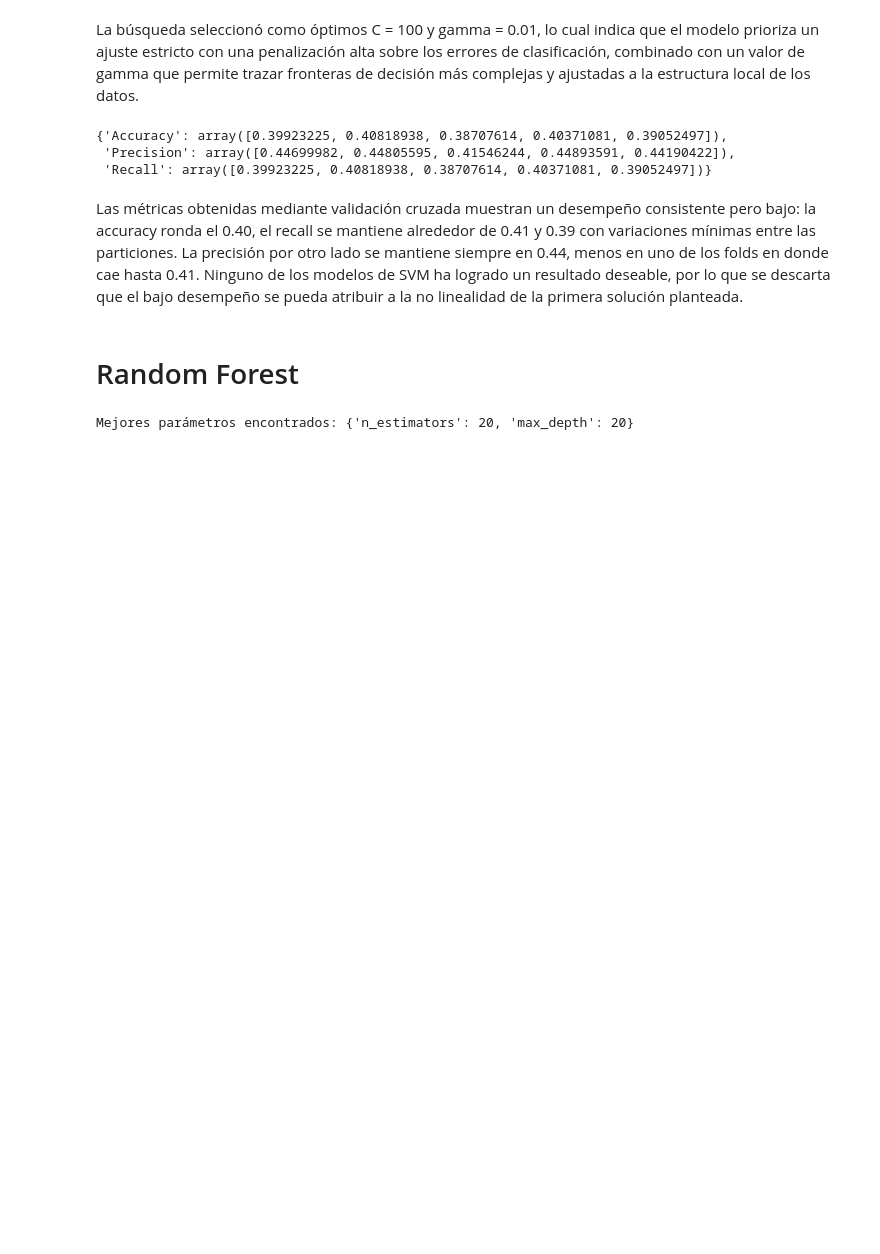
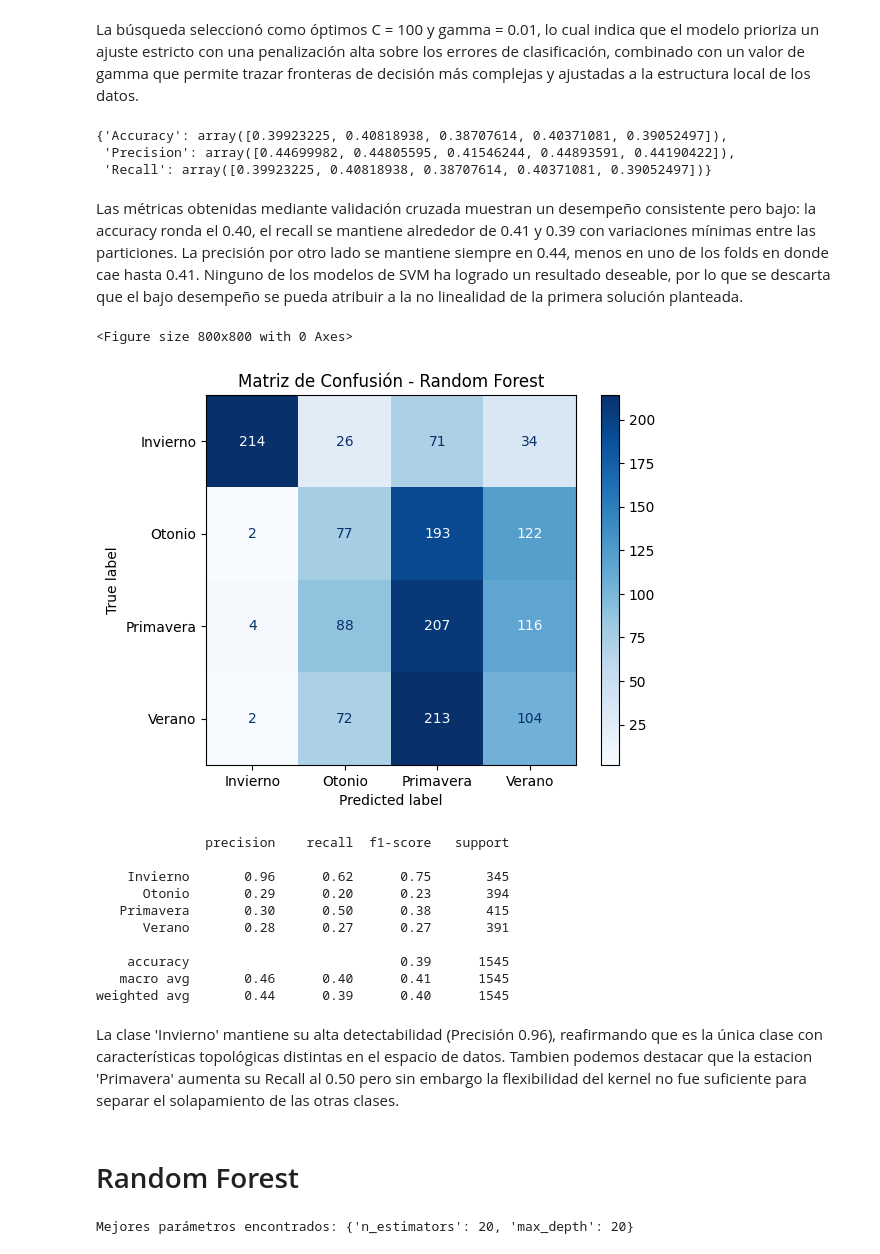
Before and after one commit to Juanmora29/TP3-Mineria, a Jupyter notebook: TP3.ipynb, the cells around one changed output. Drawn from its saved outputs; the diff is of its cells as text; code cells hidden in the pictures; blank space fills up the shorter version.

```diff
--- a/TP3.ipynb
+++ b/TP3.ipynb
@@ -384,6 +419,39 @@ obtener_scores_detalle(best_svm_gaussian,x_concatenado,y_concatenado)
 # %% [markdown]
 Las métricas obtenidas mediante validación cruzada muestran un desempeño consistente pero bajo: la accuracy ronda el 0.40, el recall se mantiene alrededor de 0.41 y 0.39 con variaciones mínimas entre las particiones. La precisión por otro lado se mantiene siempre en 0.44, menos en uno de los folds en donde cae hasta 0.41.
 Ninguno de los modelos de SVM ha logrado un resultado deseable, por lo que se descarta que el bajo desempeño se pueda atribuir a la no linealidad de la primera solución planteada.
+# %%
+# Entrenamos el modelo de svm gaussian con todos los datos de train
+best_svm_gaussian.fit(Xtrn_final, ytrn)
+
+# Predicción sobre el set de test
+ypred = best_svm_gaussian.predict(Xtst_final)
+
+# Matriz de confusión
+cm = confusion_matrix(ytst, ypred, labels=best_svm_gaussian.classes_)
+disp = ConfusionMatrixDisplay(confusion_matrix=cm, display_labels=best_svm_gaussian.classes_)
+
+plt.figure(figsize=(8,8))
+disp.plot(cmap='Blues')
+plt.title("Matriz de Confusión - SVM Gaussian")
+plt.show()
+
+print(classification_report(ytst, ypred))
+# %% [output]
+<Figure size 800x800 with 0 Axes>
+[figure, added]
+              precision    recall  f1-score   support
+
+    Invierno       0.96      0.62      0.75       345
+      Otonio       0.29      0.20      0.23       394
+   Primavera       0.30      0.50      0.38       415
+      Verano       0.28      0.27      0.27       391
+
+    accuracy                           0.39      1545
+   macro avg       0.46      0.40      0.41      1545
+weighted avg       0.44      0.39      0.40      1545
+# %% [markdown]
+La clase 'Invierno' mantiene su alta detectabilidad (Precisión 0.96), reafirmando que es la única clase con características topológicas distintas en el espacio de datos.
+Tambien podemos destacar que la estacion 'Primavera' aumenta su Recall al 0.50 pero sin embargo la flexibilidad del kernel no fue suficiente para separar el solapamiento de las otras clases.
 # %% [markdown]
 # Random Forest
 # %%
```
Also changed, not shown: parts of 5 cells of this notebook.
